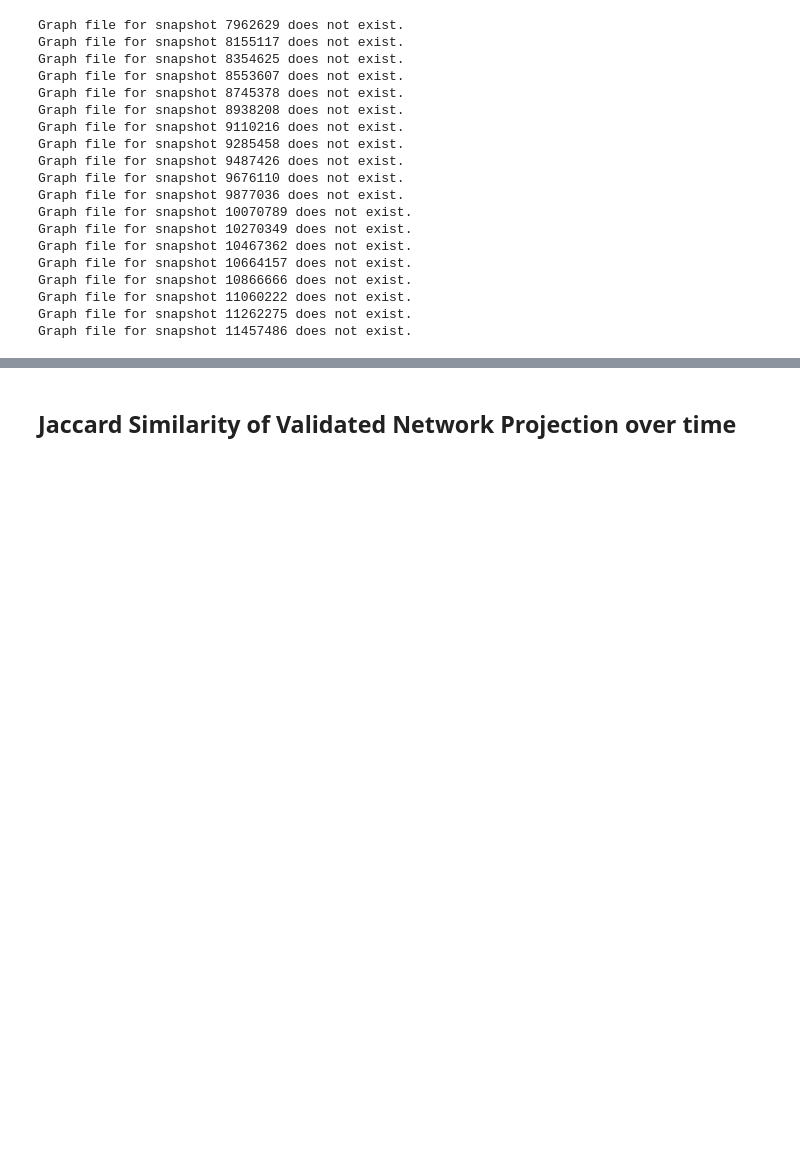
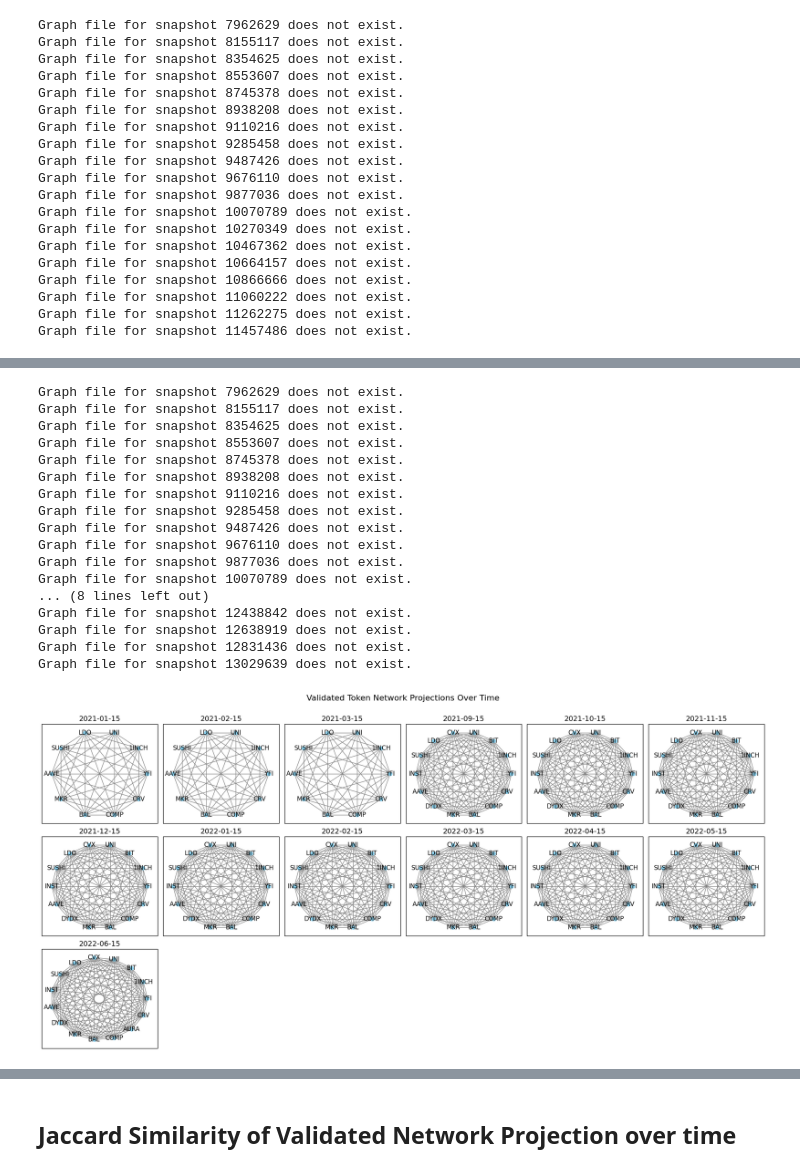
Before and after one commit to xm3van/research-project-erc20-governance, a Jupyter notebook: notebooks/token_network_projections.ipynb, the cells around one changed output, grey strips where cells are left out. Drawn from its saved outputs; the diff is of its cells as text; code cells hidden in the pictures; blank space fills up the shorter version.

Commit message:
research: exploration nemtropy package

```diff
--- a/notebooks/token_network_projections.ipynb
+++ b/notebooks/token_network_projections.ipynb
@@ -89,0 +90,24 @@ visualize_network_grid(graphs, dates, address_to_symbol, output_directory='../ou
+# %%
+input_directory = os.path.join(path, '../data/validated_token_projection_graphs_nemtropy')
+graphs_n, dates_n = load_token_graphs_from_snapshots(df_snapshots, input_directory)
+
+visualize_network_grid(graphs_n, dates_n, address_to_symbol, output_directory='../output/token_network_projections/', layout=nx.kamada_kawai_layout)
+# %% [output]
+Graph file for snapshot 7962629 does not exist.
+Graph file for snapshot 8155117 does not exist.
+Graph file for snapshot 8354625 does not exist.
+Graph file for snapshot 8553607 does not exist.
+Graph file for snapshot 8745378 does not exist.
+Graph file for snapshot 8938208 does not exist.
+Graph file for snapshot 9110216 does not exist.
+Graph file for snapshot 9285458 does not exist.
+Graph file for snapshot 9487426 does not exist.
+Graph file for snapshot 9676110 does not exist.
+Graph file for snapshot 9877036 does not exist.
+Graph file for snapshot 10070789 does not exist.
+... (8 lines left out)
+Graph file for snapshot 12438842 does not exist.
+Graph file for snapshot 12638919 does not exist.
+Graph file for snapshot 12831436 does not exist.
+Graph file for snapshot 13029639 does not exist.
+[figure, added]
```
Also changed, not shown: parts of 4 cells of this notebook, 10 other files.
